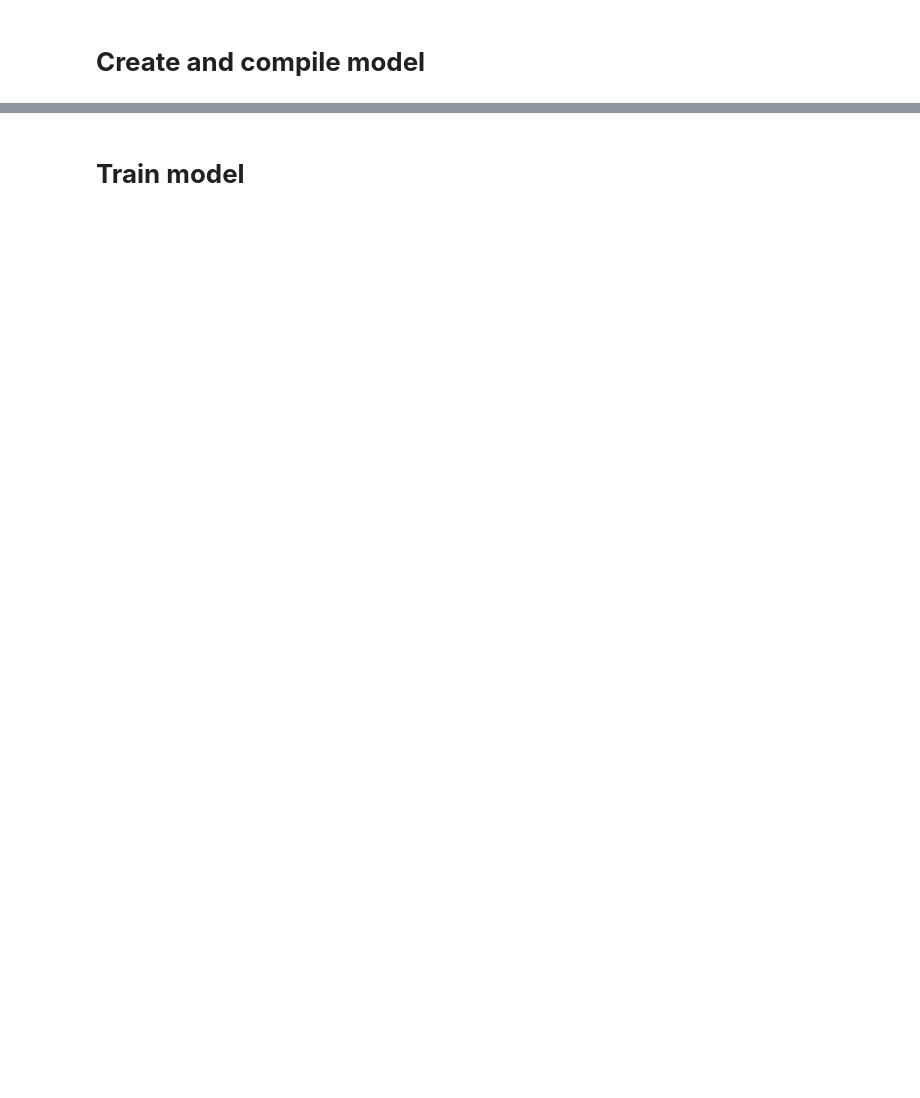
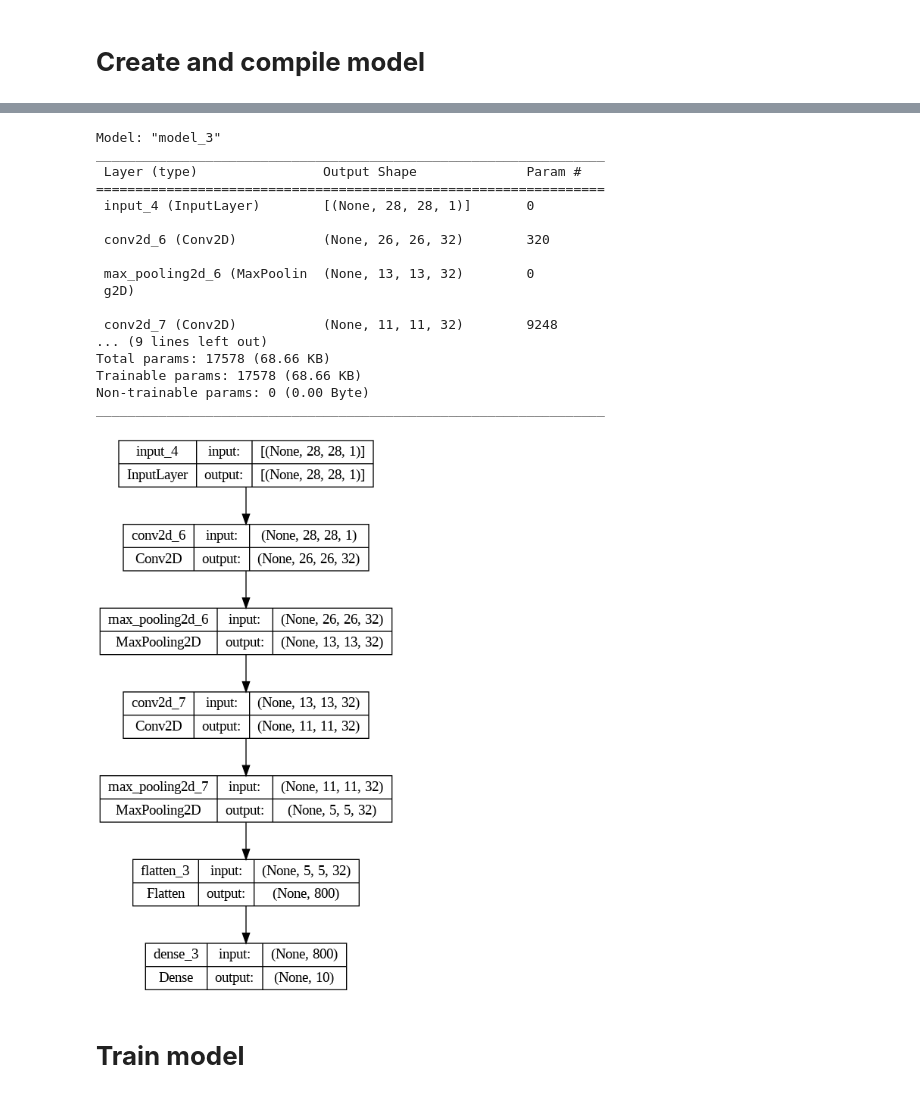
Before and after one commit to educanto/keras_fashion_mnist, a Jupyter notebook: train.ipynb, the cells around one changed output, grey strips where cells are left out. Saved outputs shown, nothing was run; the diff lists cells and outputs as text; code cells hidden in the pictures; blank space fills up the shorter version.

```diff
--- a/train.ipynb
+++ b/train.ipynb
@@ -134,3 +106,57 @@ _________________________________________________________________
+# %%
+def create_model():
+    input_layer = tf.keras.layers.Input(shape=(28, 28, 1))
+
+    conv1 = tf.keras.layers.Conv2D(32, (3, 3), activation='relu')(input_layer)
+    maxpool1 = tf.keras.layers.MaxPooling2D((2, 2))(conv1)
+
+    conv2 = tf.keras.layers.Conv2D(32, (3, 3), activation='relu')(maxpool1)
+    maxpool2 = tf.keras.layers.MaxPooling2D((2, 2))(conv2)
+    flatten = tf.keras.layers.Flatten()(maxpool2)
+
+    dropout = tf.keras.layers.Dropout(0.1)
+
+    output_layer = tf.keras.layers.Dense(len(labels), activation='softmax')(flatten)
+
+    model = tf.keras.Model(inputs=input_layer, outputs=output_layer)
+
+    return model
+# %%
+model = create_model()
+
+loss = tf.keras.losses.SparseCategoricalCrossentropy()
+optimizer = tf.keras.optimizers.AdamW(learning_rate=5e-04)
+metrics = [tf.keras.metrics.SparseCategoricalAccuracy('accuracy')]
+
+save_best_model = SaveBestModel()
+callbacks = [tf.keras.callbacks.EarlyStopping(monitor='val_loss', patience=4),
+            save_best_model]
+
+model.compile(optimizer=optimizer,
+              loss=loss,
+              metrics=metrics)
+
+model.summary()
+tf.keras.utils.plot_model(model, show_shapes=True, show_layer_names=True)
+# %% [output]
+Model: "model_3"
+_________________________________________________________________
+ Layer (type)                Output Shape              Param #
+=================================================================
+ input_4 (InputLayer)        [(None, 28, 28, 1)]       0
+
+ conv2d_6 (Conv2D)           (None, 26, 26, 32)        320
+
+ max_pooling2d_6 (MaxPoolin  (None, 13, 13, 32)        0
+ g2D)
+
+ conv2d_7 (Conv2D)           (None, 11, 11, 32)        9248
+... (9 lines left out)
+Total params: 17578 (68.66 KB)
+Trainable params: 17578 (68.66 KB)
+Non-trainable params: 0 (0.00 Byte)
+_________________________________________________________________
+[figure, added]
 # %% [markdown]
 # **Train model**
 # %%
```
Also changed, not shown: parts of 33 cells of this notebook.
